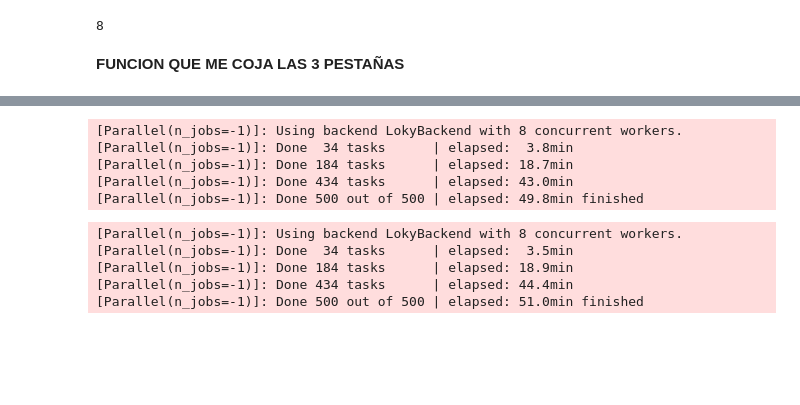
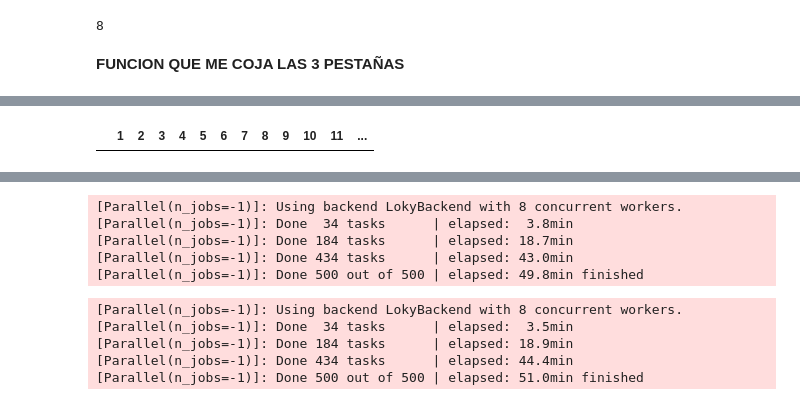
Before and after one commit to Artturoo/Final_Project, a Jupyter notebook: src/BOE_datos.ipynb, the cells around one changed output, grey strips where cells are left out. Drawn from its saved outputs; the diff is of its cells as text; code cells hidden in the pictures; blank space fills up the shorter version.

```diff
--- a/src/BOE_datos.ipynb
+++ b/src/BOE_datos.ipynb
@@ -42,11 +47,17 @@ from selenium.common.exceptions import NoSuchElementException
 # %%
 #PRUEBA SI LE PASO LOS 17 LINKS Y QUE HAGA BUQLE SOBRE ELLOS
 
-def boe(i):
-    url='https://subastas.boe.es/subastas_ava.php?campo%5B0%5D=SUBASTA.ORIGEN&dato%5B0%5D=&campo%5B1%5D=SUBASTA.AUTORIDAD&dato%5B1%5D=&campo%5B2%5D=SUBASTA.ESTADO&dato%5B2%5D=PC&campo%5B3%5D=BIEN.TIPO&dato%5B3%5D=I&dato%5B4%5D=501&campo%5B5%5D=BIEN.DIRECCION&dato%5B5%5D=&campo%5B6%5D=BIEN.CODPOSTAL&dato%5B6%5D=&campo%5B7%5D=BIEN.LOCALIDAD&dato%5B7%5D=&campo%5B8%5D=BIEN.COD_PROVINCIA&dato%5B8%5D=&campo%5B9%5D=SUBASTA.POSTURA_MINIMA_MINIMA_LOTES&dato%5B9%5D=&campo%5B10%5D=SUBASTA.NUM_CUENTA_EXPEDIENTE_1&dato%5B10%5D=&campo%5B11%5D=SUBASTA.NUM_CUENTA_EXPEDIENTE_2&dato%5B11%5D=&campo%5B12%5D=SUBASTA.NUM_CUENTA_EXPEDIENTE_3&dato%5B12%5D=&campo%5B13%5D=SUBASTA.NUM_CUENTA_EXPEDIENTE_4&dato%5B13%5D=&campo%5B14%5D=SUBASTA.NUM_CUENTA_EXPEDIENTE_5&dato%5B14%5D=&campo%5B15%5D=SUBASTA.ID_SUBASTA_BUSCAR&dato%5B15%5D=&campo%5B16%5D=SUBASTA.FECHA_FIN_YMD&dato%5B16%5D%5B0%5D=&dato%5B16%5D%5B1%5D=&campo%5B17%5D=SUBASTA.FECHA_INICIO_YMD&dato%5B17%5D%5B0%5D=&dato%5B17%5D%5B1%5D=&page_hits=500&sort_field%5B0%5D=SUBASTA.FECHA_FIN_YMD&sort_order%5B0%5D=desc&sort_field%5B1%5D=SUBASTA.FECHA_FIN_YMD&sort_order%5B1%5D=asc&sort_field%5B2%5D=SUBASTA.HORA_FIN&sort_order%5B2%5D=asc&accion=Buscar'
+def boe(url,i):
+
+
+
+    #url='https://subastas.boe.es/subastas_ava.php?campo%5B0%5D=SUBASTA.ORIGEN&dato%5B0%5D=&campo%5B1%5D=SUBASTA.AUTORIDAD&dato%5B1%5D=&campo%5B2%5D=SUBASTA.ESTADO&dato%5B2%5D=PC&campo%5B3%5D=BIEN.TIPO&dato%5B3%5D=I&dato%5B4%5D=501&campo%5B5%5D=BIEN.DIRECCION&dato%5B5%5D=&campo%5B6%5D=BIEN.CODPOSTAL&dato%5B6%5D=&campo%5B7%5D=BIEN.LOCALIDAD&dato%5B7%5D=&campo%5B8%5D=BIEN.COD_PROVINCIA&dato%5B8%5D=&campo%5B9%5D=SUBASTA.POSTURA_MINIMA_MINIMA_LOTES&dato%5B9%5D=&campo%5B10%5D=SUBASTA.NUM_CUENTA_EXPEDIENTE_1&dato%5B10%5D=&campo%5B11%5D=SUBASTA.NUM_CUENTA_EXPEDIENTE_2&dato%5B11%5D=&campo%5B12%5D=SUBASTA.NUM_CUENTA_EXPEDIENTE_3&dato%5B12%5D=&campo%5B13%5D=SUBASTA.NUM_CUENTA_EXPEDIENTE_4&dato%5B13%5D=&campo%5B14%5D=SUBASTA.NUM_CUENTA_EXPEDIENTE_5&dato%5B14%5D=&campo%5B15%5D=SUBASTA.ID_SUBASTA_BUSCAR&dato%5B15%5D=&campo%5B16%5D=SUBASTA.FECHA_FIN_YMD&dato%5B16%5D%5B0%5D=&dato%5B16%5D%5B1%5D=&campo%5B17%5D=SUBASTA.FECHA_INICIO_YMD&dato%5B17%5D%5B0%5D=&dato%5B17%5D%5B1%5D=&page_hits=500&sort_field%5B0%5D=SUBASTA.FECHA_FIN_YMD&sort_order%5B0%5D=desc&sort_field%5B1%5D=SUBASTA.FECHA_FIN_YMD&sort_order%5B1%5D=asc&sort_field%5B2%5D=SUBASTA.HORA_FIN&sort_order%5B2%5D=asc&accion=Buscar'
+
+
+
     driver=webdriver.Chrome(PATH)
     driver.get(url)
-    time.sleep(2)
+    time.sleep(4)
 
     link=driver.find_element(By.XPATH, f'//*[@id="contenido"]/div[4]/ul/li[{i}]/ul/li/a').click()
 
@@ -161,9 +172,7 @@ def boe(i):
         return  data + data2
 
 
-
     filasp=contentp.find_elements(By.TAG_NAME,'p')
-
 
 
     for f in filasp:
@@ -182,4 +191,7 @@ def boe(i):
     driver.quit()
 
     boe= data + data2 + data3
+
+
+
     return (boe)
@@ -185,0 +205,3 @@ def boe(i):
+# %%
+df1=pd.DataFrame()
+df1.head()
@@ -186,4 +210,12 @@ def boe(i):
 # %%
-lst1=Parallel(n_jobs=-1, verbose=True)(delayed(boe)(e) for e in range(1,501))
+prueb=[]
+dftotal=pd.DataFrame(columns=[0,1,2,3,4,5,6,7,8,9,10,11,12,13,14,15,16])
+for url in urls:
+
+    lst1=Parallel(n_jobs=-1, verbose=True)(delayed(boe)(url,e) for e in range(499,501))
+    df1=pd.DataFrame(lst1)
+    #print(df1)
+    #prueb.append(lst1)
+    dftotal=dftotal.append(df1)
 # %% [output]
 [Parallel(n_jobs=-1)]: Using backend LokyBackend with 8 concurrent workers.
@@ -194 +235,5 @@ lst1=Parallel(n_jobs=-1, verbose=True)(delayed(boe)(e) for e in range(1,501))
+# %%
+dftotal.head()
+# %% [output]
+|  | 1 | 2 | 3 | 4 | 5 | 6 | 7 | 8 | 9 | 10 | 11 | ... |
 # %%
```
Also changed, not shown: parts of 11 cells of this notebook, 3 other files.
